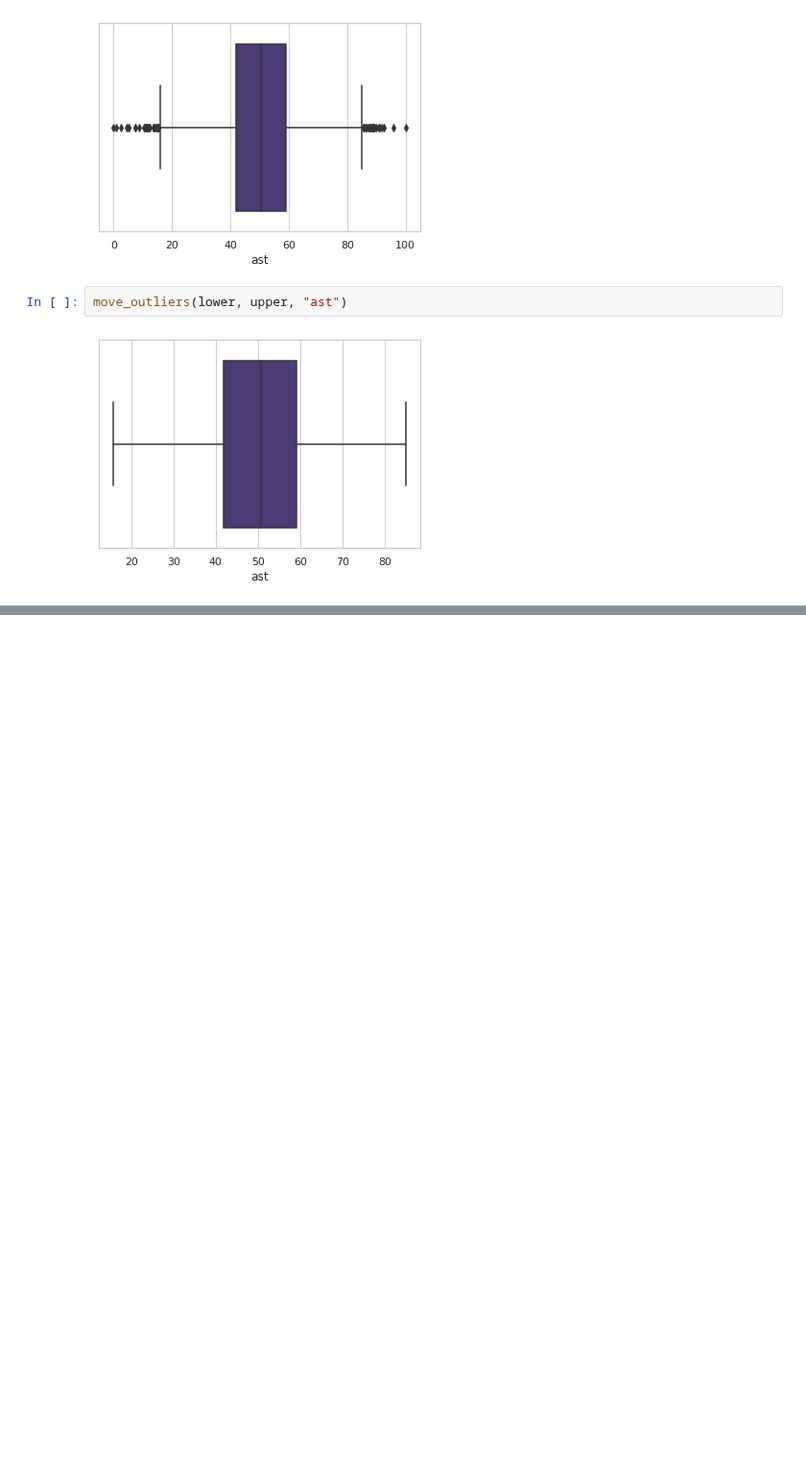
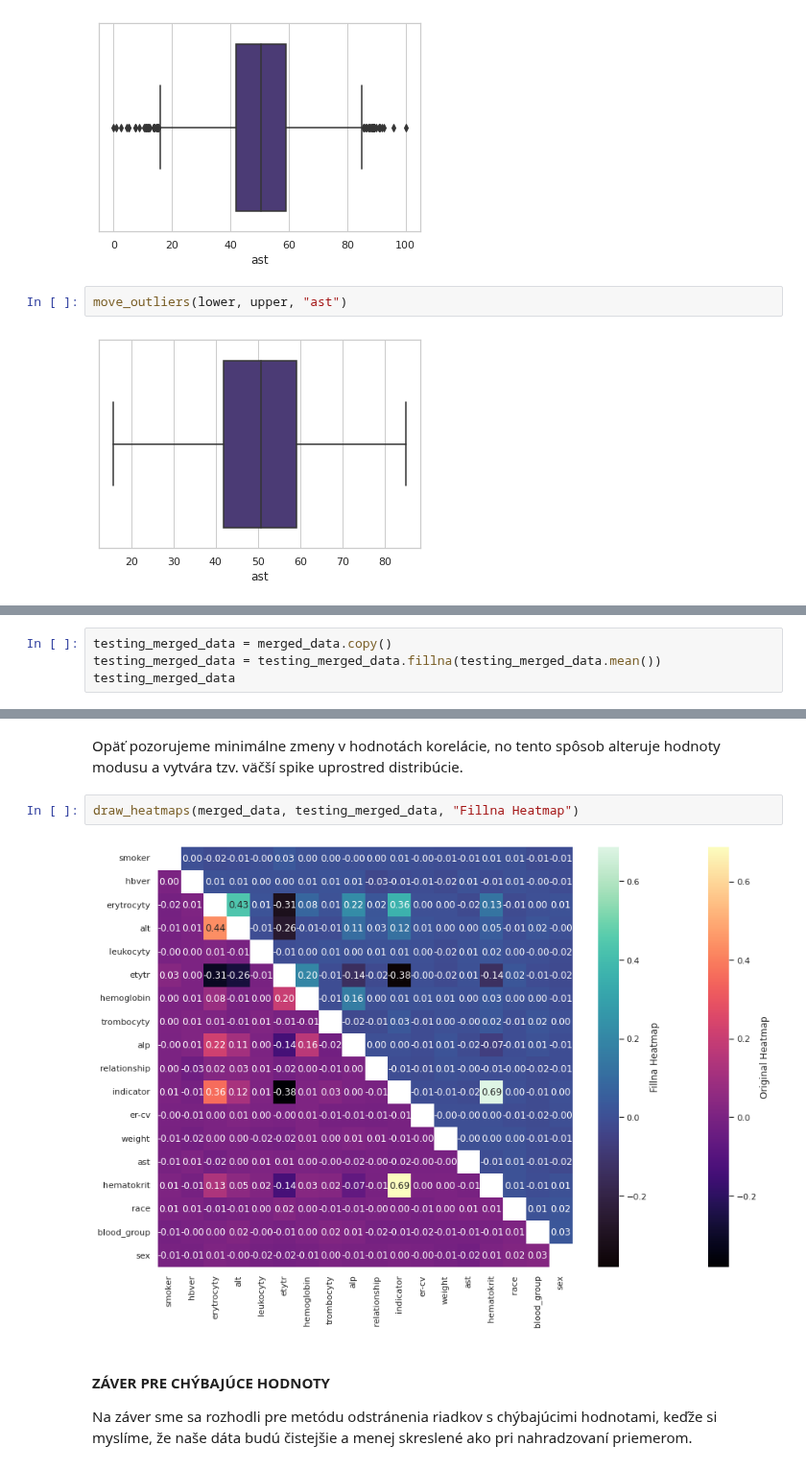
Before and after one commit to MarkoStahovec/IAU-Stahovec-Viest, a Jupyter notebook: main.ipynb, the cells around one changed output, grey strips where cells are left out. Shown at 96% size. Cells and saved outputs as stored; diff of their text form; blank space fills up the shorter version.

```diff
--- a/main.ipynb
+++ b/main.ipynb
@@ -1502,0 +1996,4 @@ data_labor.describe()
+# %%
+testing_merged_data = merged_data.copy()
+testing_merged_data = testing_merged_data.fillna(testing_merged_data.mean())
+testing_merged_data
@@ -1502,0 +2014,13 @@ data_labor.describe()
+# %% [markdown]
+Opäť pozorujeme minimálne zmeny v hodnotách korelácie, no tento spôsob alteruje
+hodnoty modusu a vytvára tzv. väčší spike uprostred distribúcie.
+# %%
+draw_heatmaps(merged_data, testing_merged_data, "Fillna Heatmap")
+# %% [output]
+[figure, added]
+# %% [markdown]
+#### ZÁVER PRE CHÝBAJÚCE HODNOTY
+
+Na záver sme sa rozhodli pre metódu odstránenia riadkov s chýbajúcimi hodnotami,
+keďže si myslíme, že naše dáta budú čistejšie a menej skreslené ako pri nahradzovaní
+priemerom.
```
Also changed, not shown: parts of 77 cells of this notebook.
